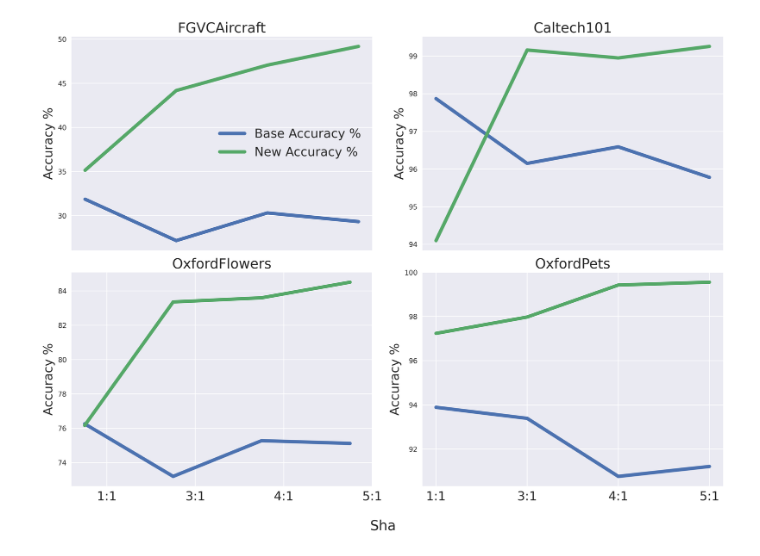
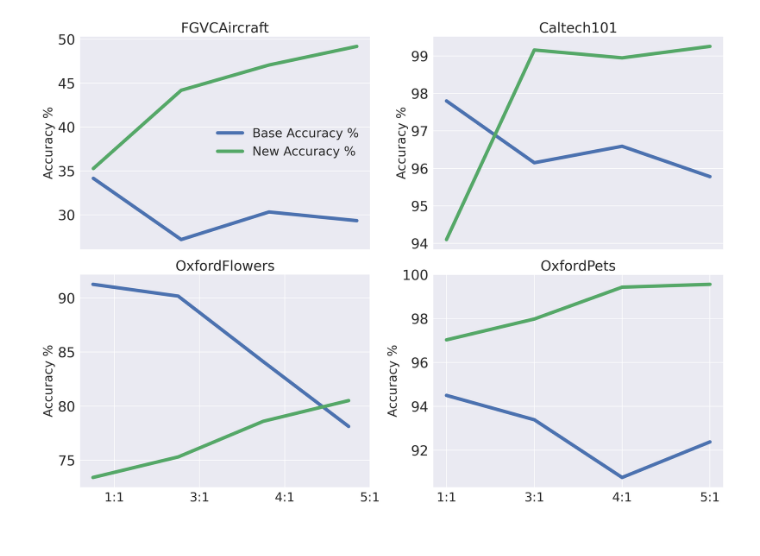
Before and after one commit to dqmis/clip-mma, a Jupyter notebook: notebooks/viz.ipynb, the cells around one changed output. Cells and saved outputs as stored; diff of their text form; code cells hidden in the pictures.

```diff
--- a/notebooks/viz.ipynb
+++ b/notebooks/viz.ipynb
@@ -2,7 +2,7 @@
 import pandas as pd
 import matplotlib.pyplot as plt
 # %%
-data = pd.read_csv("res1.csv", delimiter=";")
+data = pd.read_csv("res2.csv", delimiter=",")
 # %%
 data["Dataset"] = data["Dataset"].replace("FGVCAircraft\t\t", "FGVCAircraft")
 # %%
@@ -28,32 +28,34 @@ for idx, (ax, dataset) in enumerate(zip(axs.flatten(), datasets)):
     # Plotting the data
     ax.plot(df.index, df["Base acc %"], label='Base Accuracy %', linewidth=line_width)
     ax.plot(df.index, df["New acc %"], label='New Accuracy %', linewidth=line_width)
 
     # Setting the y-axis label
     ax.set_ylabel('Accuracy %', fontsize=font_size)
 
     # Adding the title
     ax.set_title(dataset, fontsize=title_size)
 
     # Add the legend only for the first subplot
     if idx == 0:
         ax.legend(fontsize=font_size)
 
 # Set the x-axis labels and ticks only for the bottom row subplots
 for i in range(2):  # Loop over the columns of the bottom row
     axs[1, i].set_xticks(df.index)
+    axs[1, i].yaxis.set_tick_params(labelsize=20)
     axs[1, i].set_xticklabels(["1:1", "3:1", "4:1", "5:1"], fontsize=font_size)
 
 # Remove x-axis labels and ticks from the top row subplots
 for i in range(2):  # Loop over the columns of the top row
     axs[0, i].set_xticks([])
+    axs[0, i].yaxis.set_tick_params(labelsize=20)
     axs[0, i].set_xticklabels([])
 
 # Adjust layout to prevent overlap
 plt.tight_layout()
-fig.text(0.5, -0.04, 'Sha', ha='center', fontsize=20)
+#fig.text(0.5, -0.04, 'Sha', ha='center', fontsize=20)
 
 # Display the plot
 plt.savefig("split_ab.pdf")
 # %% [output]
-[figure, old version]
+[figure, new version]
```
Also changed, not shown: 7 other files.
